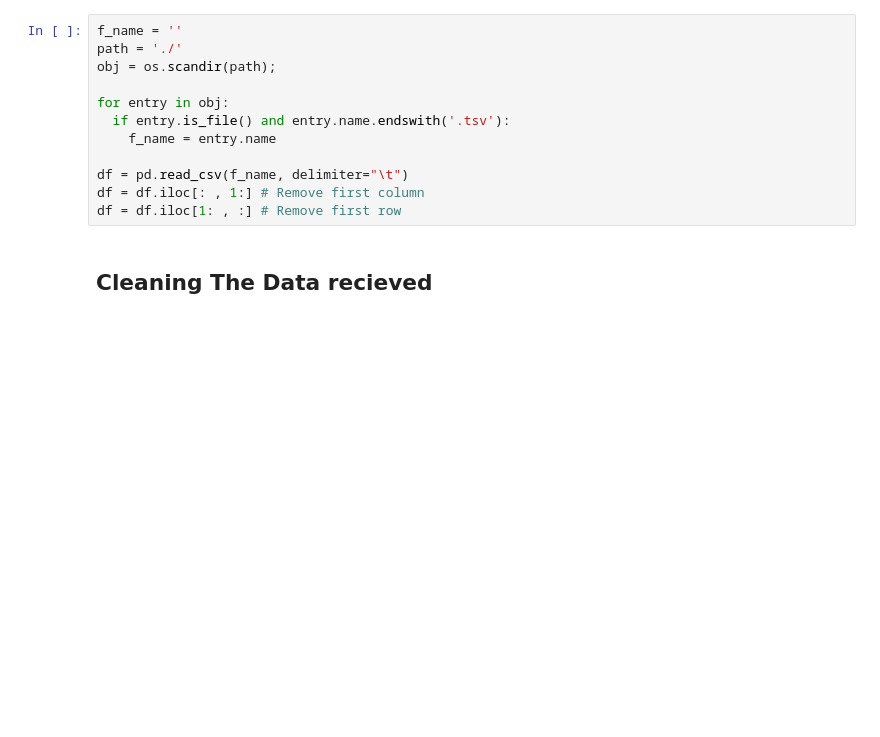
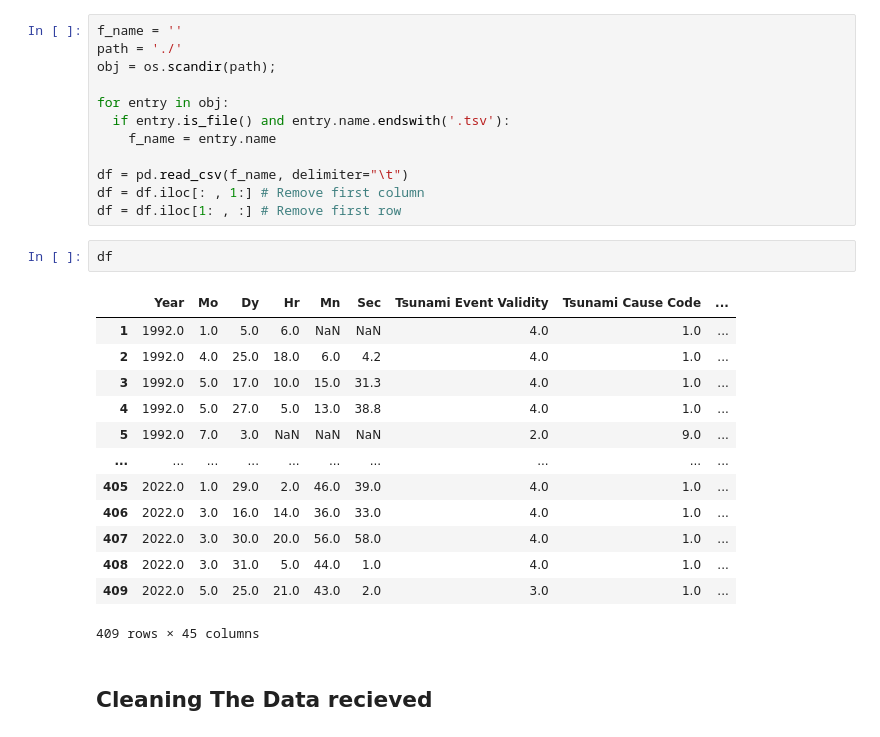
Before and after one commit to orrgorenn/data_science_project, a Jupyter notebook: intro.ipynb, the cells around one changed output. Cells and saved outputs as stored; diff of their text form; blank space fills up the shorter version.

```diff
--- a/intro.ipynb
+++ b/intro.ipynb
@@ -104,6 +104,22 @@ for entry in obj:
 df = pd.read_csv(f_name, delimiter="\t")
 df = df.iloc[: , 1:] # Remove first column
 df = df.iloc[1: , :] # Remove first row
+# %%
+df
+# %% [output]
+|  | Year | Mo | Dy | Hr | Mn | Sec | Tsunami Event Validity | Tsunami Cause Code | ... |
+| 1 | 1992.0 | 1.0 | 5.0 | 6.0 | NaN | NaN | 4.0 | 1.0 | ... |
+| 2 | 1992.0 | 4.0 | 25.0 | 18.0 | 6.0 | 4.2 | 4.0 | 1.0 | ... |
+| 3 | 1992.0 | 5.0 | 17.0 | 10.0 | 15.0 | 31.3 | 4.0 | 1.0 | ... |
+| 4 | 1992.0 | 5.0 | 27.0 | 5.0 | 13.0 | 38.8 | 4.0 | 1.0 | ... |
+| 5 | 1992.0 | 7.0 | 3.0 | NaN | NaN | NaN | 2.0 | 9.0 | ... |
+| ... | ... | ... | ... | ... | ... | ... | ... | ... | ... |
+| 405 | 2022.0 | 1.0 | 29.0 | 2.0 | 46.0 | 39.0 | 4.0 | 1.0 | ... |
+| 406 | 2022.0 | 3.0 | 16.0 | 14.0 | 36.0 | 33.0 | 4.0 | 1.0 | ... |
+| 407 | 2022.0 | 3.0 | 30.0 | 20.0 | 56.0 | 58.0 | 4.0 | 1.0 | ... |
+| 408 | 2022.0 | 3.0 | 31.0 | 5.0 | 44.0 | 1.0 | 4.0 | 1.0 | ... |
+| 409 | 2022.0 | 5.0 | 25.0 | 21.0 | 43.0 | 2.0 | 3.0 | 1.0 | ... |
+409 rows × 45 columns
 # %% [markdown]
 ## Cleaning The Data recieved
 # %% [markdown]
```
